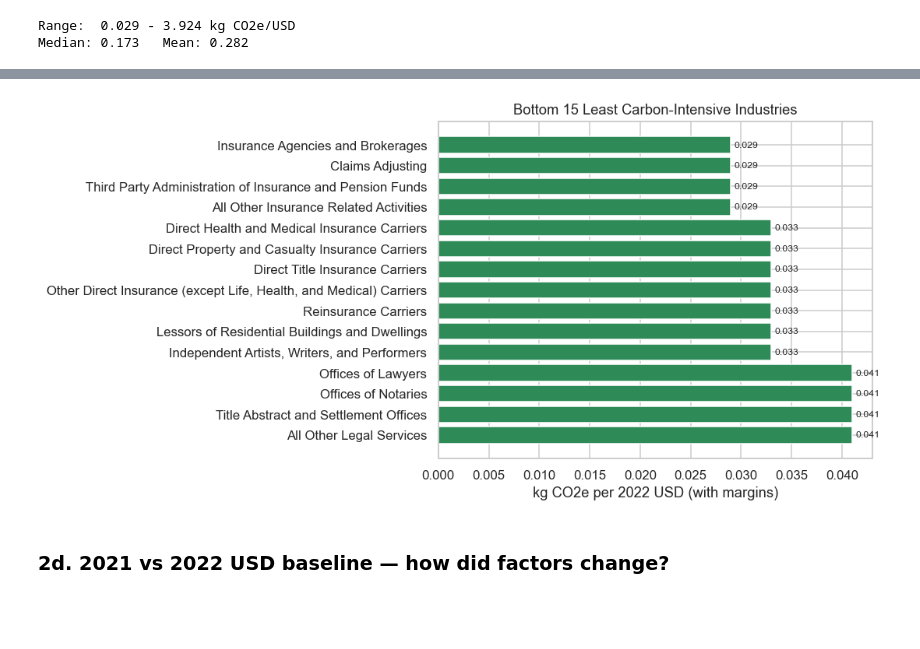
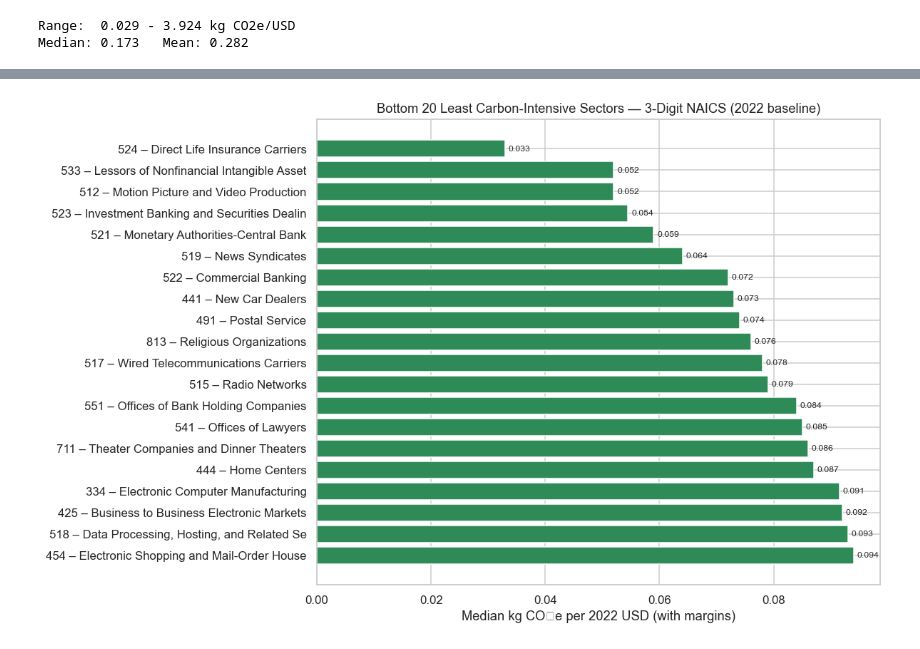
Before and after one commit to owainwilliams1/CSE151Project, a Jupyter notebook: project.ipynb, the cells around one changed output, grey strips where cells are left out. Saved outputs shown, nothing was run; the diff lists cells and outputs as text; code cells hidden in the pictures; blank space fills up the shorter version.

```diff
--- a/project.ipynb
+++ b/project.ipynb
@@ -101,0 +86,16 @@ v22[["ef_no_margin", "ef_margin", "ef_with_margin"]].describe().round(4)
+# %%
+v22["naics3"] = v22["naics_code"].astype(str).str[:3]
+
+# First industry title per 3-digit group gives a readable sector label
+sector_label = v22.groupby("naics3")["industry"].first()
+
+df3 = (
+    v22.groupby("naics3")["ef_with_margin"]
+    .agg(median="median", mean="mean", n_subindustries="count")
+    .join(sector_label)
+    .reset_index()
+    .sort_values("median", ascending=False)
+)
+
+print(f"3-digit sectors: {len(df3)}  (from {len(v22)} 6-digit industries)")
+df3.head(10)[["naics3", "industry", "median", "mean", "n_subindustries"]]
@@ -146,14 +160,13 @@ plt.show()
 # %%
-bot15 = v22.nsmallest(15, "ef_with_margin")[["industry", "ef_with_margin"]].reset_index(drop=True)
+bot20 = df3.nsmallest(20, "median").reset_index(drop=True)
+labels = bot20["naics3"] + " – " + bot20["industry"].str[:40]
 
-fig, ax = plt.subplots(figsize=(10, 5))
-bars = ax.barh(bot15["industry"][::-1], bot15["ef_with_margin"][::-1], color="seagreen")
-ax.set_xlabel("kg CO2e per 2022 USD (with margins)")
-ax.set_title("Bottom 15 Least Carbon-Intensive Industries")
+fig, ax = plt.subplots(figsize=(11, 7))
+bars = ax.barh(labels[::-1], bot20["median"][::-1], color="seagreen")
+ax.set_xlabel("Median kg CO₂e per 2022 USD (with margins)")
+ax.set_title("Bottom 20 Least Carbon-Intensive Sectors — 3-Digit NAICS (2022 baseline)")
 ax.bar_label(bars, fmt="%.3f", padding=3, fontsize=8)
 plt.tight_layout()
 plt.show()
 # %% [output]
-[figure, old version]
+[figure, new version]
-# %% [markdown]
-### 2d. 2021 vs 2022 USD baseline — how did factors change?
```
Also changed, not shown: parts of 17 cells of this notebook, 2 other files.
